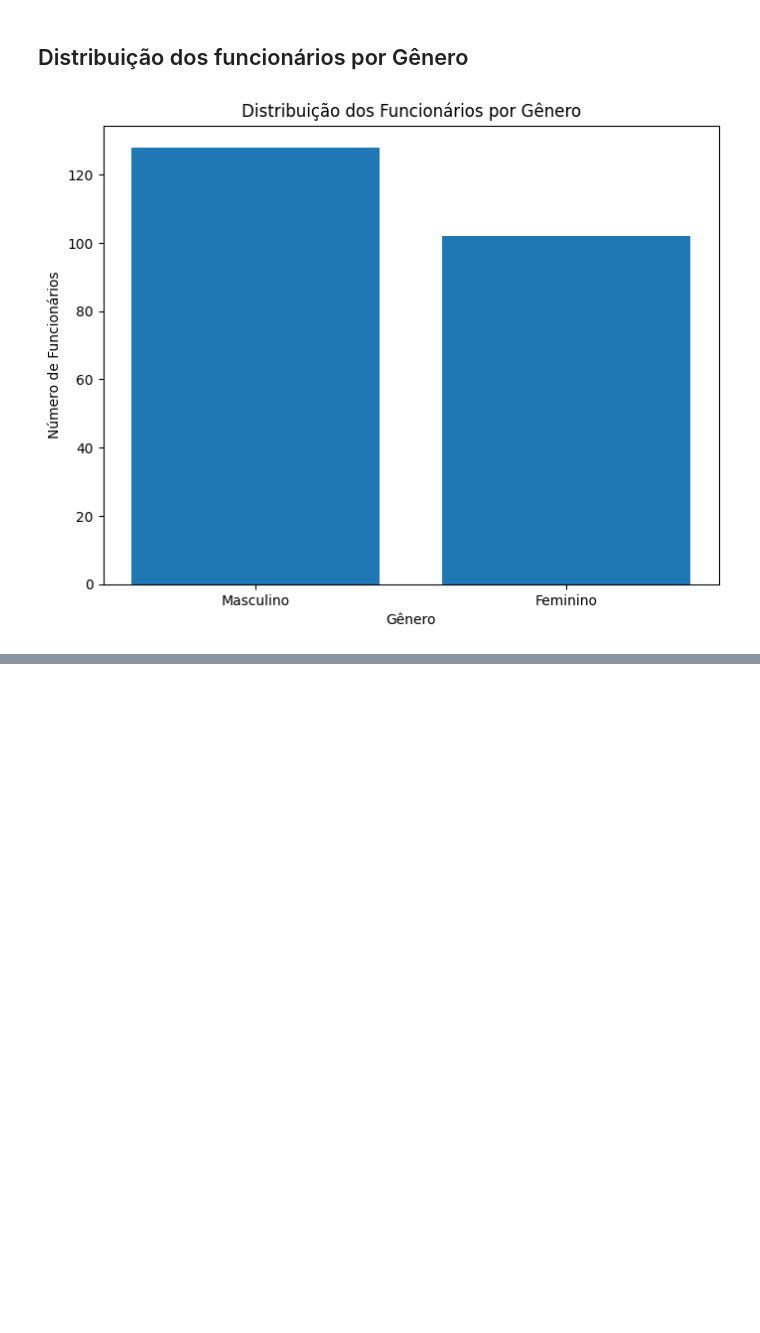
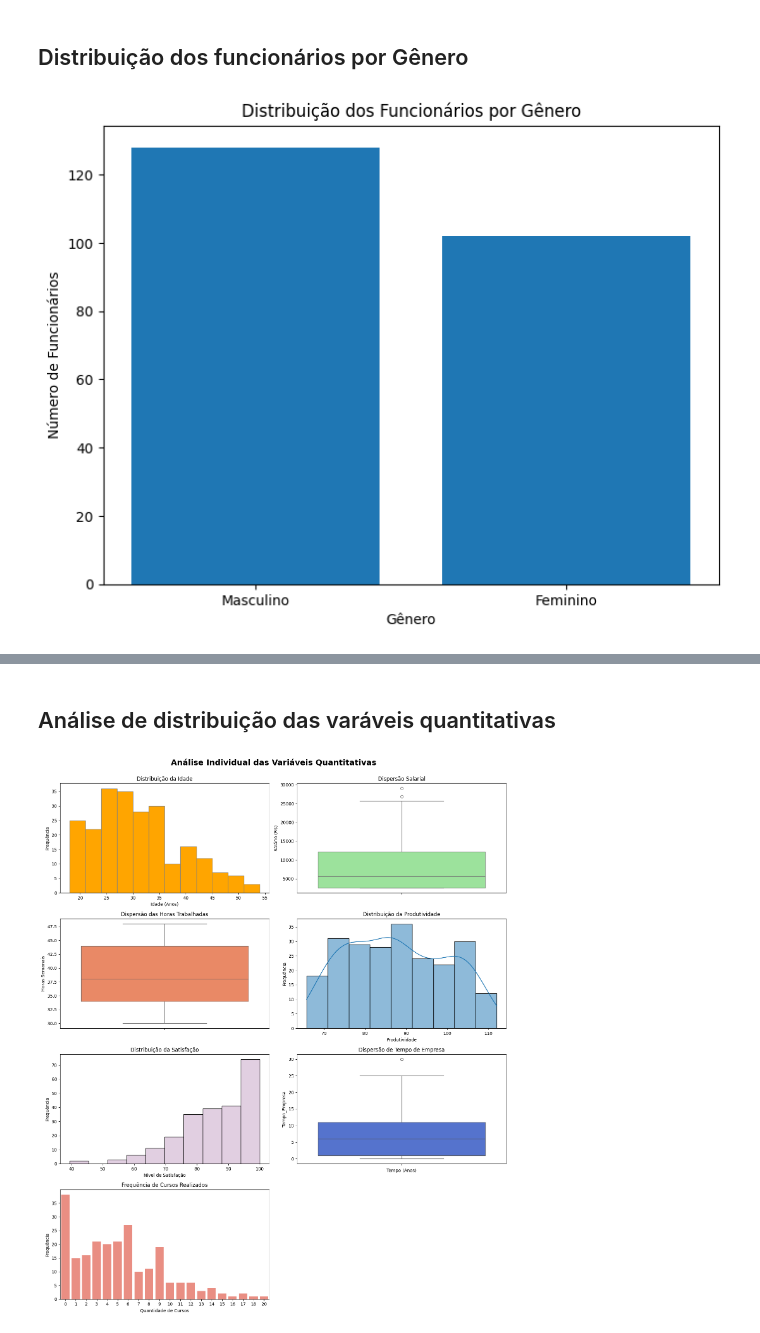
Before and after one commit to pedrocovisi/dados_e_decisoes, a Jupyter notebook: dados_e_decisoes.ipynb, the cells around one changed output, grey strips where cells are left out. Cells and saved outputs as stored; diff of their text form; code cells hidden in the pictures; blank space fills up the shorter version.

```diff
--- a/dados_e_decisoes.ipynb
+++ b/dados_e_decisoes.ipynb
@@ -97,0 +153,51 @@ plt.show()
+# %% [markdown]
+## Análise de distribuição das varáveis quantitativas
+# %%
+plt.figure(figsize=(15, 18))
+plt.suptitle("Análise Individual das Variáveis Quantitativas", fontsize=18, fontweight='bold', y=0.98)
+
+plt.subplot(4, 2, 1)
+plt.hist(df['Idade'], bins=12, color='orange', edgecolor='gray')
+plt.title('Distribuição da Idade', fontsize=12)
+plt.xlabel('Idade (Anos)')
+plt.ylabel('Frequência')
+
+plt.subplot(4, 2, 2)
+sns.boxplot(data=df, y='Salário', color='lightgreen')
+plt.title('Dispersão Salarial', fontsize=12)
+plt.ylabel('Salário (R$)')
+
+plt.subplot(4, 2, 3)
+sns.boxplot(data=df, y='Horas_Trabalhadas', color='coral')
+plt.title('Dispersão das Horas Trabalhadas', fontsize=12)
+plt.ylabel('Horas Semanais')
+
+plt.subplot(4, 2, 4)
+sns.histplot(data=df, x='Produtividade', kde=True)
+plt.title('Distribuição da Produtividade', fontsize=12,)
+plt.xlabel('Produtividade')
+plt.ylabel('Frequência')
+
+plt.subplot(4, 2, 5)
+sns.histplot(data=df, x='Satisfação', color = 'thistle')
+plt.title('Distribuição da Satisfação', fontsize=12)
+plt.xlabel('Nível de Satisfação')
+plt.ylabel('Frequência')
+
+plt.subplot(4, 2, 6)
+sns.boxplot(data=df, y='Tempo_Empresa',color='royalblue')
+plt.title('Dispersão de Tempo de Empresa')
+plt.xlabel('Tempo (Anos)')
+
+plt.subplot(4, 2, 7)
+sns.countplot(data=df, x='Cursos_Realizados', color='salmon')
+plt.title('Frequência de Cursos Realizados', fontsize=12)
+plt.xlabel('Quantidade de Cursos')
+plt.ylabel('Frequência')
+
+plt.subplot(4, 2, 8).axis('off')
+
+plt.tight_layout(rect=[0, 0, 1, 0.98])
+plt.show()
+# %% [output]
+[figure, added]
```
Also changed, not shown: parts of 16 cells of this notebook.
